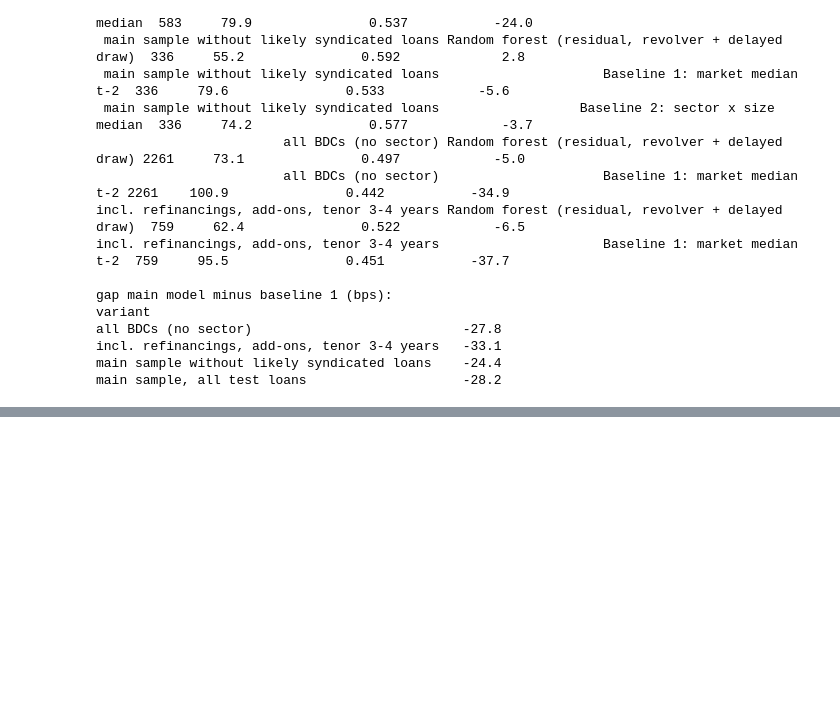
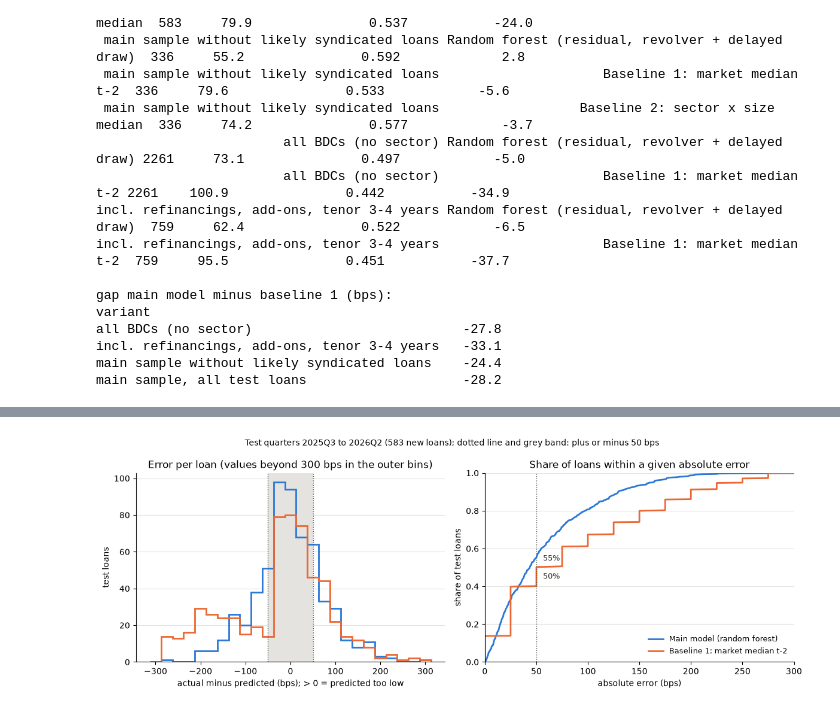
Before and after one commit to NeilErtl/DSF_Project, a Jupyter notebook: code/03_evaluate.ipynb, the cells around one changed output, grey strips where cells are left out. Cells and saved outputs as stored; diff of their text form; code cells hidden in the pictures; blank space fills up the shorter version.

```diff
--- a/code/03_evaluate.ipynb
+++ b/code/03_evaluate.ipynb
@@ -474,0 +642,43 @@ main sample, all test loans                    -28.2
+# %%
+# Figure 3: error distribution of the main model and baseline 1 on the test loans; plus or minus 50 bps marked.
+e = test[test["model"].isin([MAIN, B1])].assign(err=lambda d: (d["y_true"] - d["y_pred"]) * 100)
+fig, axes = plt.subplots(1, 2, figsize=(12, 4.4))
+bins = np.arange(-312.5, 313, 25)   # centred on multiples of 25 bps: spreads are quoted in quarter points
+for m in [MAIN, B1]:
+    em = e.loc[e["model"] == m, "err"]
+    colour, ls, _, label = STYLE[m]
+    axes[0].hist(em.clip(-300, 300), bins=bins, histtype="step", color=colour, ls=ls, lw=2, label=label)
+    ae = np.sort(em.abs().to_numpy())
+    axes[1].plot(ae, np.arange(1, len(ae) + 1) / len(ae), color=colour, ls=ls, lw=2, label=label)
+    share = (ae <= 50).mean()
+    axes[1].annotate(f"{share:.0%}", (50, share), xytext=(8, -4 if m == MAIN else -14), textcoords="offset points",
+                     fontsize=9, color="#2b2a27")
+for x0 in (-50, 50):
+    axes[0].axvline(x0, color="#52514e", lw=1, ls=":")
+axes[0].axvspan(-50, 50, color="#e4e3df", lw=0, zorder=0)
+axes[1].axvline(50, color="#52514e", lw=1, ls=":")
+axes[0].set_title("Error per loan (values beyond 300 bps in the outer bins)")
+axes[0].set_xlabel("actual minus predicted (bps); > 0 = predicted too low")
+axes[0].set_ylabel("test loans")
+axes[1].set_title("Share of loans within a given absolute error")
+axes[1].set_xlabel("absolute error (bps)")
+axes[1].set_ylabel("share of test loans")
+axes[1].set_xlim(0, 300)
+axes[1].set_ylim(0, 1)
+for ax in axes:
+    ax.grid(axis="y", color="#e4e3df", lw=0.8)
+    ax.spines[["top", "right"]].set_visible(False)
+axes[1].legend(frameon=False, fontsize=9, loc="lower right")
+fig.suptitle(f"Test quarters 2025Q3 to 2026Q2 ({len(test_loans)} new loans); dotted line and grey band: "
+             "plus or minus 50 bps", fontsize=10)
+fig.tight_layout()
+fig.savefig(FIG / "error_distribution.png", dpi=150)
+plt.show()
+
+# Check: shares within 50 bps equal step 2
+for m in [MAIN, B1]:
+    share = (e.loc[e["model"] == m, "err"].abs() <= 50).mean()
+    assert abs(share - headline.set_index("model").loc[m, "test_share_within_50bps"]) < 0.001
+assert (FIG / "error_distribution.png").exists()
+# %% [output]
+[figure, added]
```
Also changed, not shown: parts of 10 cells of this notebook, 9 other files.
